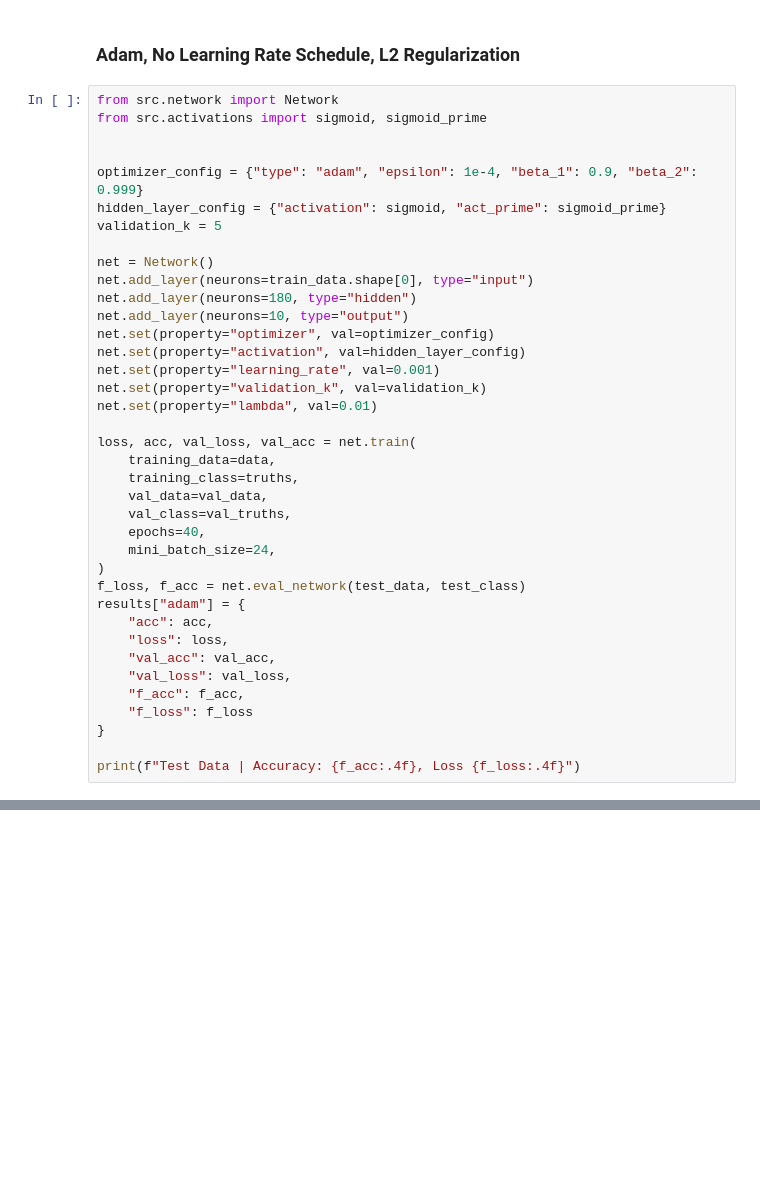
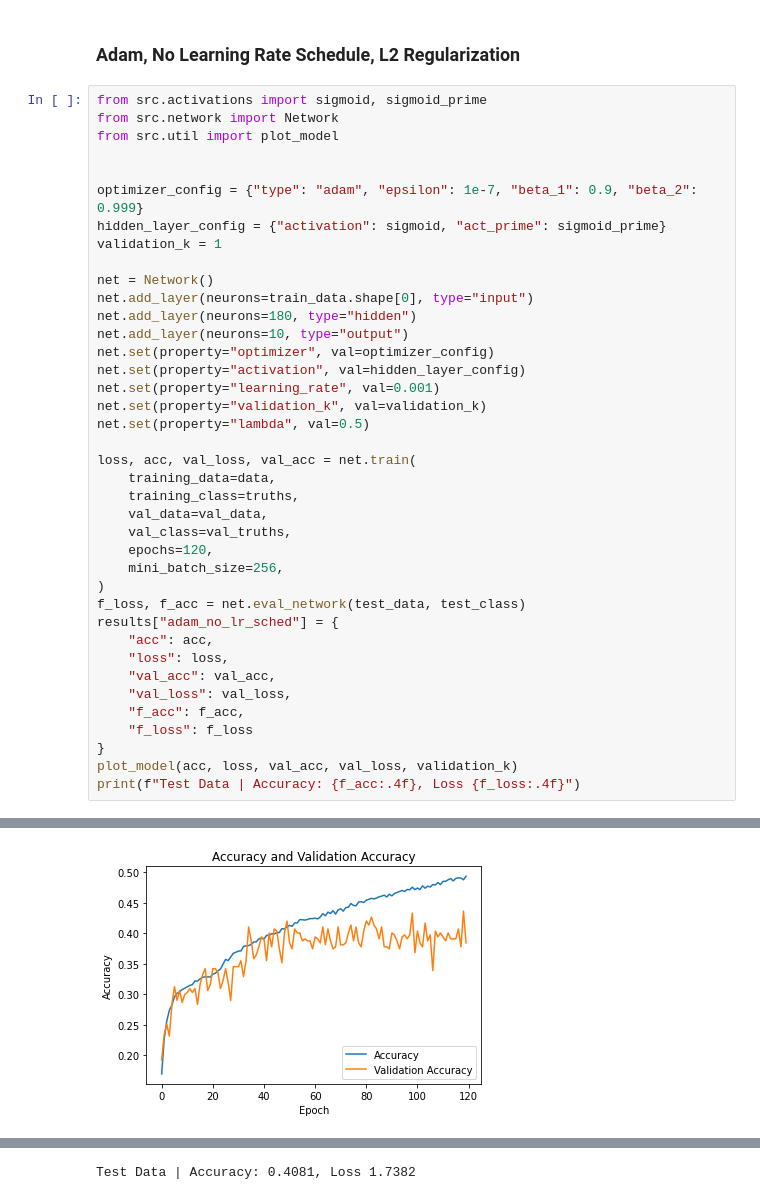
Before and after one commit to JakobSkornik/deep-learning-projects, a Jupyter notebook: task-1/main.ipynb, the cells around one changed output, grey strips where cells are left out. Cells and saved outputs as stored; diff of their text form; blank space fills up the shorter version.

```diff
--- a/task-1/main.ipynb
+++ b/task-1/main.ipynb
@@ -239,13 +250,14 @@ print(f"Test Data | Accuracy: {f_acc:.4f}, Loss {f_loss:.4f}")
 # %% [markdown]
 ### Adam, No Learning Rate Schedule, L2 Regularization
 # %%
+from src.activations import sigmoid, sigmoid_prime
 from src.network import Network
-from src.activations import sigmoid, sigmoid_prime
+from src.util import plot_model
 
 
-optimizer_config = {"type": "adam", "epsilon": 1e-4, "beta_1": 0.9, "beta_2": 0.999}
+optimizer_config = {"type": "adam", "epsilon": 1e-7, "beta_1": 0.9, "beta_2": 0.999}
 hidden_layer_config = {"activation": sigmoid, "act_prime": sigmoid_prime}
-validation_k = 5
+validation_k = 1
 
 net = Network()
 net.add_layer(neurons=train_data.shape[0], type="input")
@@ -255,18 +267,18 @@ net.set(property="optimizer", val=optimizer_config)
 net.set(property="activation", val=hidden_layer_config)
 net.set(property="learning_rate", val=0.001)
 net.set(property="validation_k", val=validation_k)
-net.set(property="lambda", val=0.01)
+net.set(property="lambda", val=0.5)
 
 loss, acc, val_loss, val_acc = net.train(
     training_data=data,
     training_class=truths,
     val_data=val_data,
     val_class=val_truths,
-    epochs=40,
-    mini_batch_size=24,
+    epochs=120,
+    mini_batch_size=256,
 )
 f_loss, f_acc = net.eval_network(test_data, test_class)
-results["adam"] = {
+results["adam_no_lr_sched"] = {
     "acc": acc,
     "loss": loss,
     "val_acc": val_acc,
@@ -274,5 +286,6 @@ results["adam"] = {
     "f_acc": f_acc,
     "f_loss": f_loss
 }
-
+plot_model(acc, loss, val_acc, val_loss, validation_k)
 print(f"Test Data | Accuracy: {f_acc:.4f}, Loss {f_loss:.4f}")
+# %% [output]
@@ -278,0 +309 @@ print(f"Test Data | Accuracy: {f_acc:.4f}, Loss {f_loss:.4f}")
+[figure, added]
@@ -278,0 +311 @@ print(f"Test Data | Accuracy: {f_acc:.4f}, Loss {f_loss:.4f}")
+Test Data | Accuracy: 0.4081, Loss 1.7382
```
Also changed, not shown: parts of 14 cells of this notebook, 6 other files.
